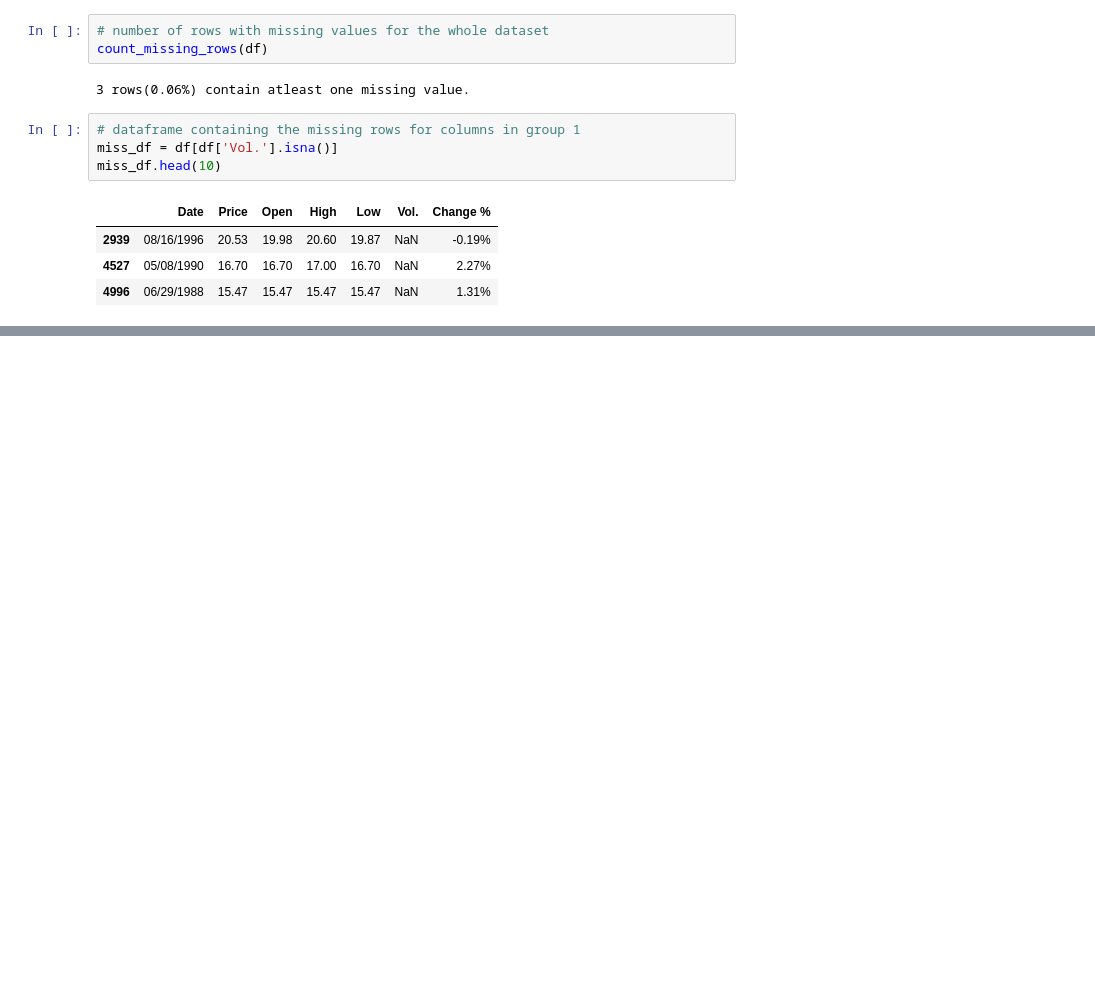
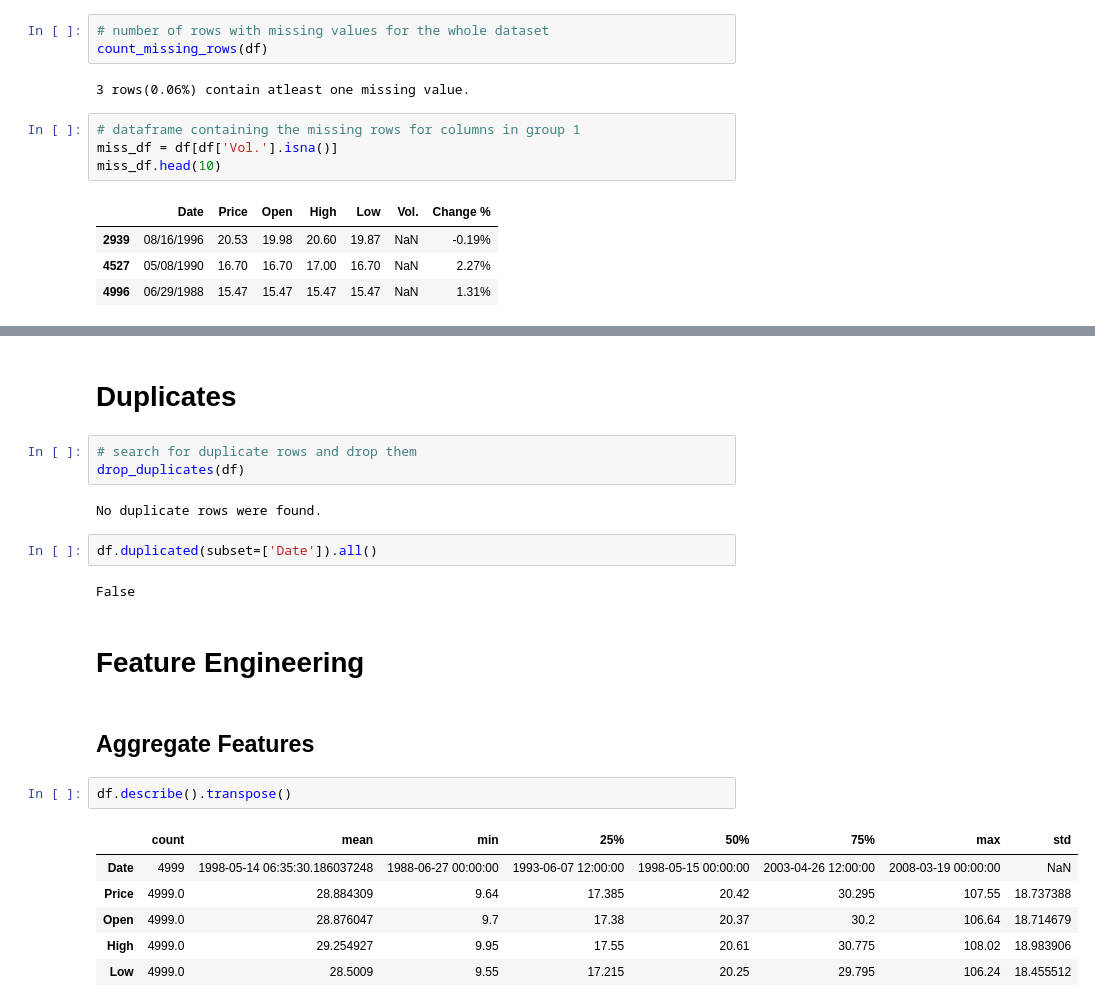
Before and after one commit to YeabsiraTibebu/Brent-oil-prices-data-analysis, a Jupyter notebook: notebook/EDA.ipynb, the cells around one changed output, grey strips where cells are left out. Saved outputs shown, nothing was run; the diff lists cells and outputs as text; blank space fills up the shorter version.

```diff
--- a/notebook/EDA.ipynb
+++ b/notebook/EDA.ipynb
@@ -117,0 +199,24 @@ miss_df.head(10)
+# %% [markdown]
+# Duplicates
+# %%
+# search for duplicate rows and drop them
+drop_duplicates(df)
+# %% [output]
+No duplicate rows were found.
+# %%
+df.duplicated(subset=['Date']).all()
+# %% [output]
+False
+# %% [markdown]
+# Feature Engineering
+# %% [markdown]
+## Aggregate Features
+# %%
+df.describe().transpose()
+# %% [output]
+|  | count | mean | min | 25% | 50% | 75% | max | std |
+| Date | 4999 | 1998-05-14 06:35:30.186037248 | 1988-06-27 00:00:00 | 1993-06-07 12:00:00 | 1998-05-15 00:00:00 | 2003-04-26 12:00:00 | 2008-03-19 00:00:00 | NaN |
+| Price | 4999.0 | 28.884309 | 9.64 | 17.385 | 20.42 | 30.295 | 107.55 | 18.737388 |
+| Open | 4999.0 | 28.876047 | 9.7 | 17.38 | 20.37 | 30.2 | 106.64 | 18.714679 |
+| High | 4999.0 | 29.254927 | 9.95 | 17.55 | 20.61 | 30.775 | 108.02 | 18.983906 |
+| Low | 4999.0 | 28.5009 | 9.55 | 17.215 | 20.25 | 29.795 | 106.24 | 18.455512 |
```
Also changed, not shown: parts of 20 cells of this notebook.
